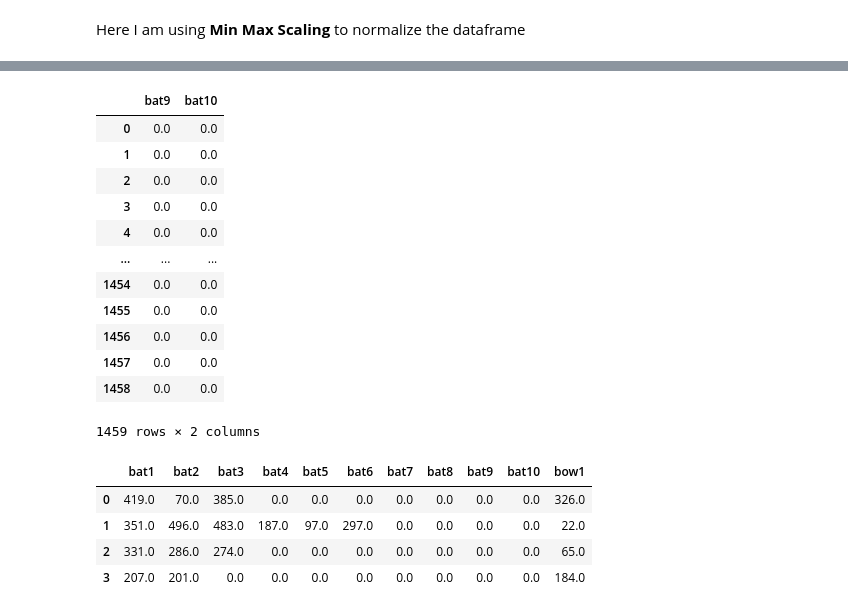
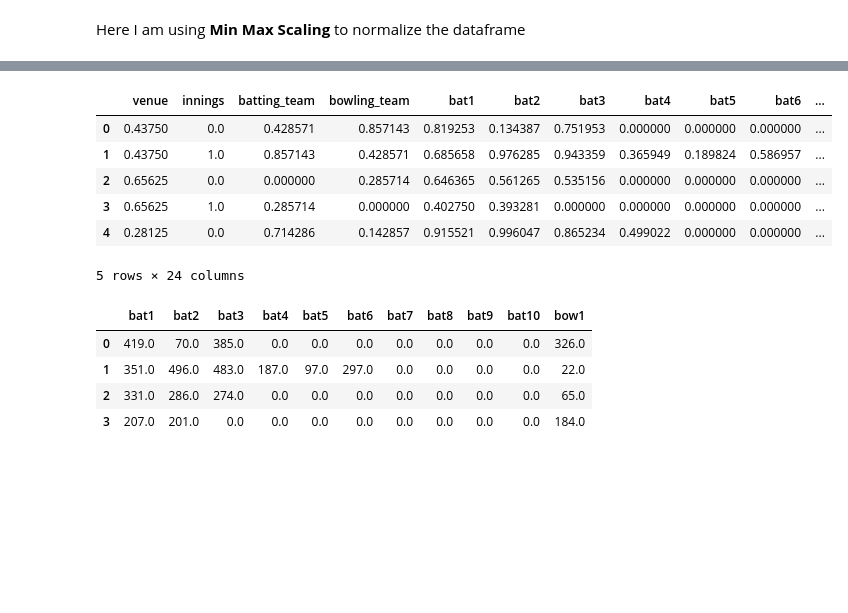
Before and after one commit to k0k00/Predict_in_first6_overs, a Jupyter notebook: IPL_Powerplay_Score_Prediction_v2.ipynb, the cells around one changed output, grey strips where cells are left out. Saved outputs shown, nothing was run; the diff lists cells and outputs as text; code cells hidden in the pictures; blank space fills up the shorter version.

```diff
--- a/IPL_Powerplay_Score_Prediction_v2.ipynb
+++ b/IPL_Powerplay_Score_Prediction_v2.ipynb
@@ -723,21 +703,15 @@ dtype: int64
 # %%
 df_norm.fillna(0.0,inplace=True)
 # %%
-df_norm[['bat9','bat10']]
+df_norm.head() #[['bat9','bat10']]
 # %% [output]
-|  | bat9 | bat10 |
-| 0 | 0.0 | 0.0 |
-| 1 | 0.0 | 0.0 |
-| 2 | 0.0 | 0.0 |
-| 3 | 0.0 | 0.0 |
-| 4 | 0.0 | 0.0 |
-| ... | ... | ... |
-| 1454 | 0.0 | 0.0 |
-| 1455 | 0.0 | 0.0 |
-| 1456 | 0.0 | 0.0 |
-| 1457 | 0.0 | 0.0 |
-| 1458 | 0.0 | 0.0 |
+|  | venue | innings | batting_team | bowling_team | bat1 | bat2 | bat3 | bat4 | bat5 | bat6 | ... |
+| 0 | 0.43750 | 0.0 | 0.428571 | 0.857143 | 0.819253 | 0.134387 | 0.751953 | 0.000000 | 0.000000 | 0.000000 | ... |
+| 1 | 0.43750 | 1.0 | 0.857143 | 0.428571 | 0.685658 | 0.976285 | 0.943359 | 0.365949 | 0.189824 | 0.586957 | ... |
+| 2 | 0.65625 | 0.0 | 0.000000 | 0.285714 | 0.646365 | 0.561265 | 0.535156 | 0.000000 | 0.000000 | 0.000000 | ... |
+| 3 | 0.65625 | 1.0 | 0.285714 | 0.000000 | 0.402750 | 0.393281 | 0.000000 | 0.000000 | 0.000000 | 0.000000 | ... |
+| 4 | 0.28125 | 0.0 | 0.714286 | 0.142857 | 0.915521 | 0.996047 | 0.865234 | 0.499022 | 0.000000 | 0.000000 | ... |
-1459 rows × 2 columns
+5 rows × 24 columns
 # %%
 df_model.iloc[0:4,4:15]
 # %% [output]
```
Also changed, not shown: parts of 16 cells of this notebook.
